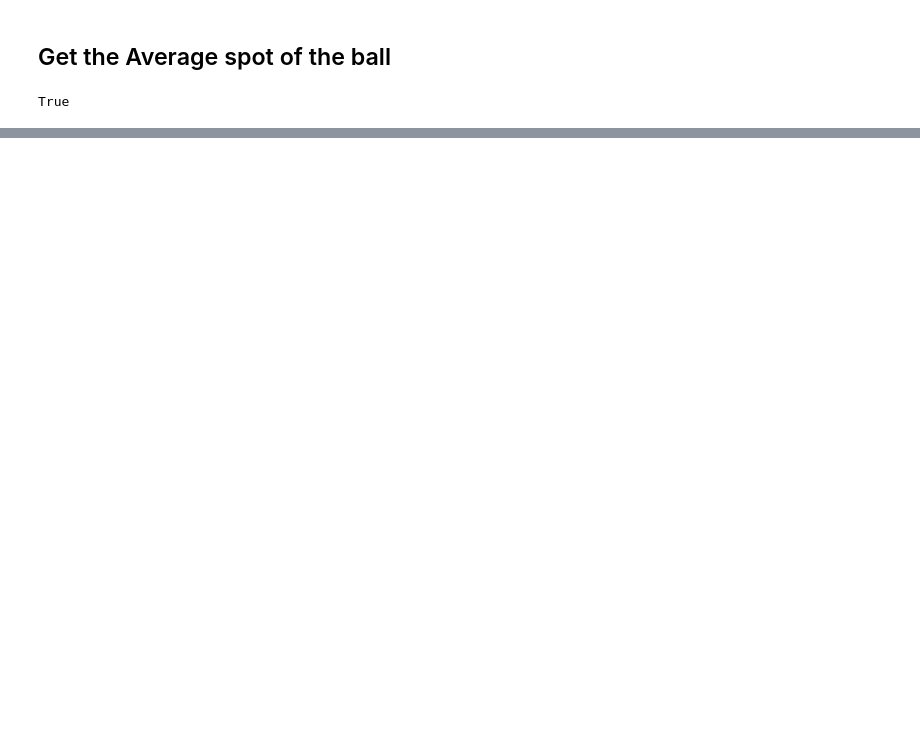
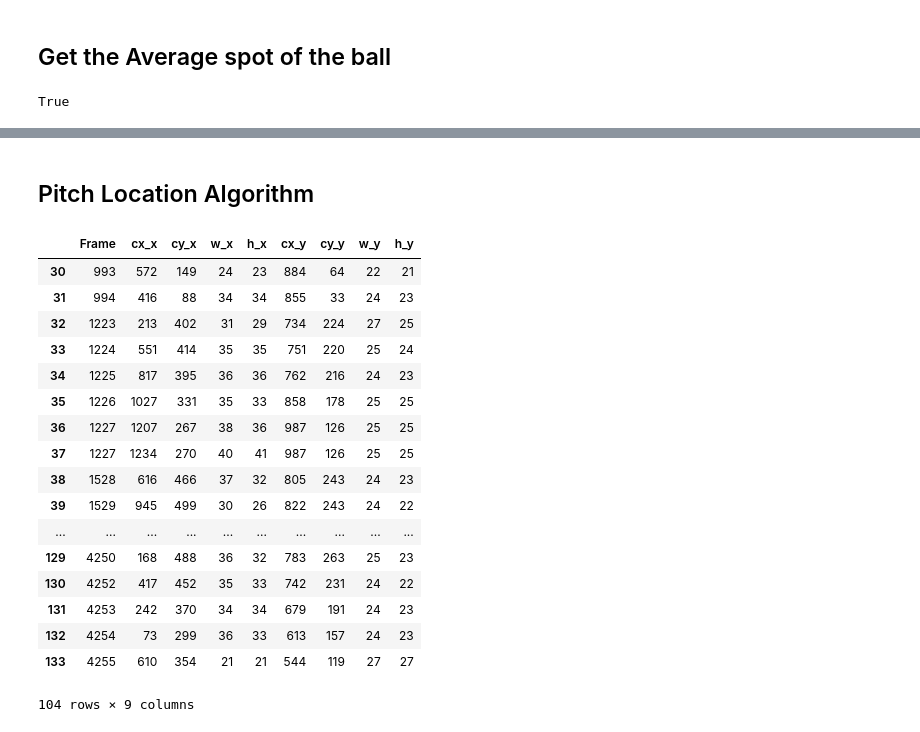
Before and after one commit to 2020-Computer-Vision/PitchAutomation, a Jupyter notebook: Pitch Analytics.ipynb, the cells around one changed output, grey strips where cells are left out. Drawn from its saved outputs; the diff is of its cells as text; code cells hidden in the pictures; blank space fills up the shorter version.

Commit message:
Pitch automation working

```diff
--- a/Pitch Analytics.ipynb
+++ b/Pitch Analytics.ipynb
@@ -56,0 +195,37 @@ True
+# %% [markdown]
+## Pitch Location Algorithm
+# %%
+# Using the side angle as reference
+side = pd.read_csv('Duke Game 1 3rd Base Dugout.csv')
+center = pd.read_csv('Duke Game 1 Center Field.csv')
+side['cx'] = (side['cx']*1280).astype(int)
+side['cy'] = (side['cy']*720).astype(int)
+side['w'] = (side['w']*1280).astype(int)
+side['h'] = (side['h']*720).astype(int)
+
+center['cx'] = (center['cx']*1280).astype(int)
+center['cy'] = (center['cy']*720).astype(int)
+center['w'] = (center['w']*1280).astype(int)
+center['h'] = (center['h']*720).astype(int)
+# %%
+result = pd.merge(side, center, how='inner', on=['Frame'])
+result.iloc[30:,:]
+# %% [output]
+|  | Frame | cx_x | cy_x | w_x | h_x | cx_y | cy_y | w_y | h_y |
+| 30 | 993 | 572 | 149 | 24 | 23 | 884 | 64 | 22 | 21 |
+| 31 | 994 | 416 | 88 | 34 | 34 | 855 | 33 | 24 | 23 |
+| 32 | 1223 | 213 | 402 | 31 | 29 | 734 | 224 | 27 | 25 |
+| 33 | 1224 | 551 | 414 | 35 | 35 | 751 | 220 | 25 | 24 |
+| 34 | 1225 | 817 | 395 | 36 | 36 | 762 | 216 | 24 | 23 |
+| 35 | 1226 | 1027 | 331 | 35 | 33 | 858 | 178 | 25 | 25 |
+| 36 | 1227 | 1207 | 267 | 38 | 36 | 987 | 126 | 25 | 25 |
+| 37 | 1227 | 1234 | 270 | 40 | 41 | 987 | 126 | 25 | 25 |
+| 38 | 1528 | 616 | 466 | 37 | 32 | 805 | 243 | 24 | 23 |
+| 39 | 1529 | 945 | 499 | 30 | 26 | 822 | 243 | 24 | 22 |
+| ... | ... | ... | ... | ... | ... | ... | ... | ... | ... |
+| 129 | 4250 | 168 | 488 | 36 | 32 | 783 | 263 | 25 | 23 |
+| 130 | 4252 | 417 | 452 | 35 | 33 | 742 | 231 | 24 | 22 |
+| 131 | 4253 | 242 | 370 | 34 | 34 | 679 | 191 | 24 | 23 |
+| 132 | 4254 | 73 | 299 | 36 | 33 | 613 | 157 | 24 | 23 |
+| 133 | 4255 | 610 | 354 | 21 | 21 | 544 | 119 | 27 | 27 |
+104 rows × 9 columns
```
Also changed, not shown: parts of 14 cells of this notebook, 5 other files.
